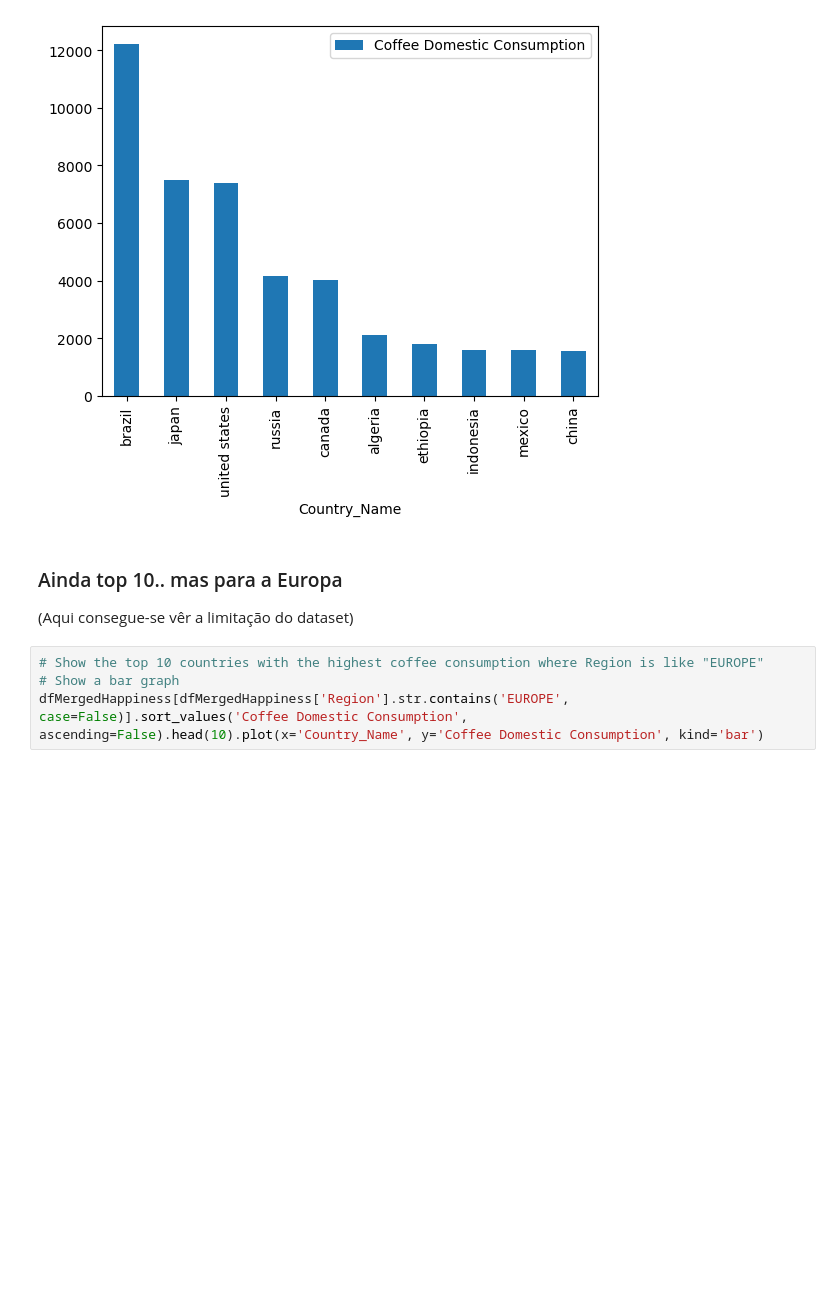
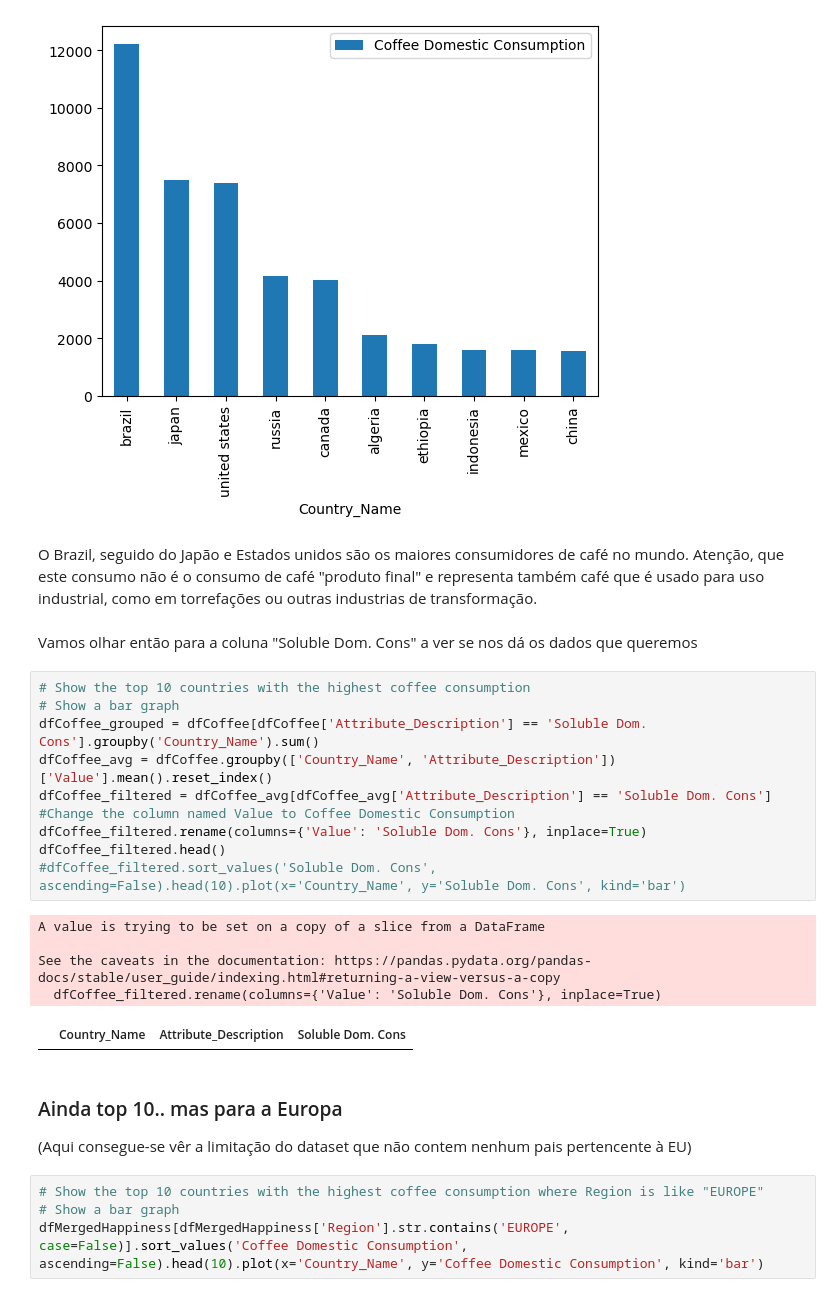
Before and after one commit to nunovivas/TrabalhoFinal, a Jupyter notebook: 04Final.ipynb, the cells around one changed output. Drawn from its saved outputs; the diff is of its cells as text; blank space fills up the shorter version.

```diff
--- a/04Final.ipynb
+++ b/04Final.ipynb
@@ -149,10 +164,30 @@ dfMergedHappiness.sort_values('Coffee Domestic Consumption', ascending=False).he
 # %% [output]
 <Axes: xlabel='Country_Name'>
 [figure]
+# %% [markdown]
+O Brazil, seguido do Japão e Estados unidos são os maiores consumidores de café no mundo. Atenção, que este consumo não é o consumo de café "produto final" e representa também café que é usado para uso industrial, como em torrefações ou outras industrias de transformação.
+# %% [markdown]
+Vamos olhar então para a coluna "Soluble Dom. Cons" a ver se nos dá os dados que queremos
+# %%
+# Show the top 10 countries with the highest coffee consumption
+# Show a bar graph
+dfCoffee_grouped = dfCoffee[dfCoffee['Attribute_Description'] == 'Soluble Dom. Cons'].groupby('Country_Name').sum()
+dfCoffee_avg = dfCoffee.groupby(['Country_Name', 'Attribute_Description'])['Value'].mean().reset_index()
+dfCoffee_filtered = dfCoffee_avg[dfCoffee_avg['Attribute_Description'] == 'Soluble Dom. Cons']
+#Change the column named Value to Coffee Domestic Consumption
+dfCoffee_filtered.rename(columns={'Value': 'Soluble Dom. Cons'}, inplace=True)
+dfCoffee_filtered.head()
+#dfCoffee_filtered.sort_values('Soluble Dom. Cons', ascending=False).head(10).plot(x='Country_Name', y='Soluble Dom. Cons', kind='bar')
+# %% [output]
+A value is trying to be set on a copy of a slice from a DataFrame
+
+See the caveats in the documentation: https://pandas.pydata.org/pandas-docs/stable/user_guide/indexing.html#returning-a-view-versus-a-copy
+  dfCoffee_filtered.rename(columns={'Value': 'Soluble Dom. Cons'}, inplace=True)
+|  | Country_Name | Attribute_Description | Soluble Dom. Cons |
 # %% [markdown]
 ### Ainda top 10.. mas para a Europa
 
-(Aqui consegue-se vêr a limitação do dataset)
+(Aqui consegue-se vêr a limitação do dataset que não contem nenhum pais pertencente à EU)
 # %%
 # Show the top 10 countries with the highest coffee consumption where Region is like "EUROPE"
 # Show a bar graph
```
Also changed, not shown: parts of 12 cells of this notebook, 4 other files.
